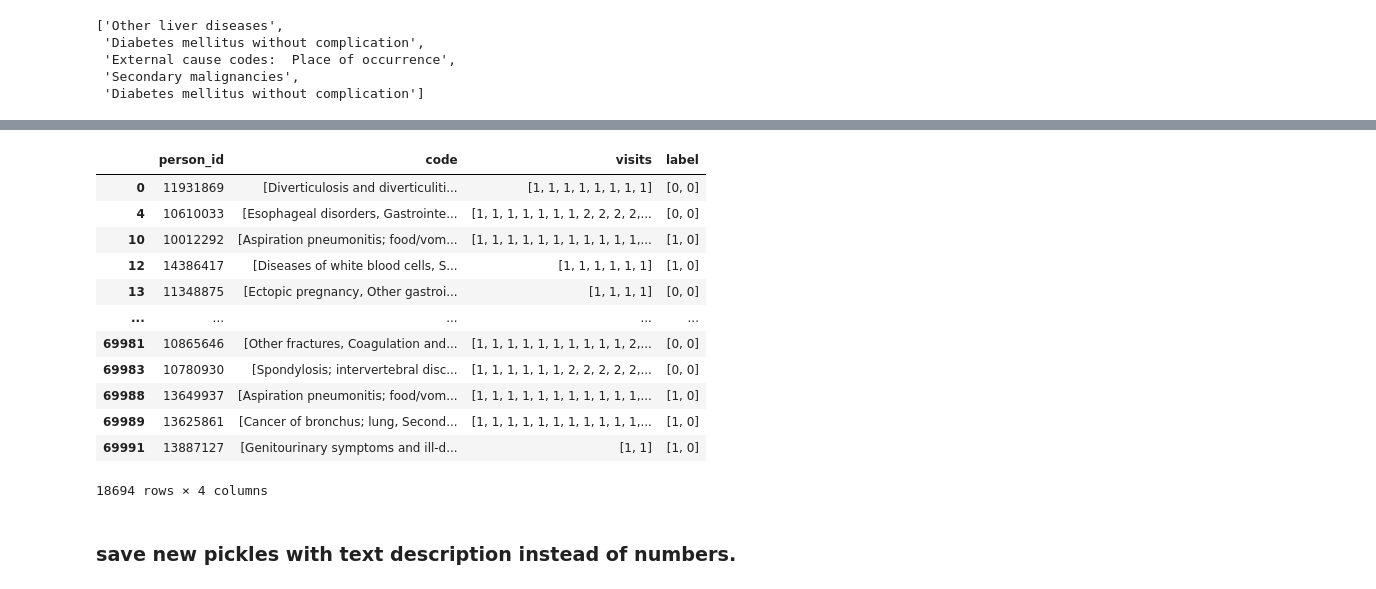
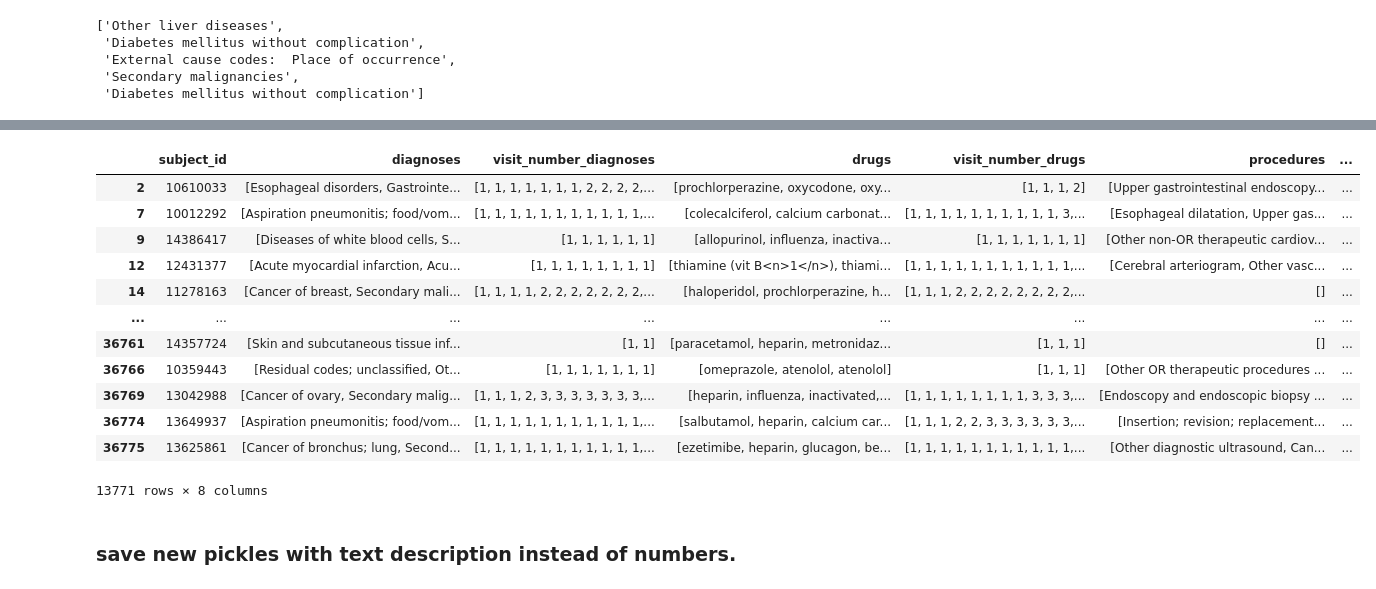
Before and after one commit to Junior41/CPLLM, a Jupyter notebook: medbert-multitask-data-extraction.ipynb, the cells around one changed output, grey strips where cells are left out. Drawn from its saved outputs; the diff is of its cells as text; code cells hidden in the pictures.

```diff
--- a/medbert-multitask-data-extraction.ipynb
+++ b/medbert-multitask-data-extraction.ipynb
@@ -295,6 +436,6 @@ get_history([1, 2, 4, 'SEP', 5, 'SEP', 6, 10, 'SEP'], [1, 1, 1, 1, 1, 1, 1, 'SEP
 # %% [output]
 ([1, 2, 4, 'SEP', 5, 'SEP', 6, 10], [1, 1, 1, 1, 1, 1, 1, 'SEP'])
 # %%
-patient_labels = train_df.loc[train_df["person_id"] == 12716734]
+patient_labels = train_df.loc[train_df["subject_id"] == 12716734]
 patient_labels
 # %% [output]
@@ -387,5 +536,24 @@ def preprocess_patient_data(row):
 # %%
-for x in (train_df, validation_df, test_df):
-    x[['code', 'visits', 'label']] = x.apply(preprocess_patient_data, axis=1, result_type='expand')
+REQUIRED_COLS = [
+    "subject_id",
+    "diagnoses",
+    "visit_number_diagnoses",
+    "drugs",
+    "visit_number_drugs",
+    "procedures",
+    "visit_number_procedures",
+    "label"
+]
+
+for df in [train_df, validation_df, test_df]:
+    for col in REQUIRED_COLS:
+        if col not in df.columns:
+            df[col] = None
+
+
+train_df = train_df.apply(preprocess_patient_data, axis=1)
+validation_df = validation_df.apply(preprocess_patient_data, axis=1)
+test_df = test_df.apply(preprocess_patient_data, axis=1)
+
 train_df
 # %% [output]
@@ -431,8 +599,8 @@ from collections import Counter
 #Counter(train_df['label'])
 # %%
 def filter_sep(row):
-    codes = row.code
-    visits_num = row.visits
+    codes = row.diagnoses
+    visits_num = row.visit_number_diagnoses
     indexes_to_remove = []
     assert len(codes) == len(visits_num)
     for index, code in enumerate(codes):
@@ -445,7 +613,7 @@ def filter_sep(row):
     return codes, visits_num
 
 for x in (train_df, validation_df, test_df):
-    x[['code', 'visits']] = x.apply(filter_sep, axis=1, result_type='expand')
+    x[['diagnoses', 'visit_number_diagnoses']] = x.apply(filter_sep, axis=1, result_type='expand')
 
 train_df.head()
 # %% [output]
@@ -458,8 +626,8 @@ train_df.head()
 # %%
 # Remove linhas onde code == []
-train_df = train_df[train_df["code"].apply(lambda x: len(x) > 0)]
-validation_df = validation_df[validation_df["code"].apply(lambda x: len(x) > 0)]
-test_df = test_df[test_df["code"].apply(lambda x: len(x) > 0)]
+train_df = train_df[train_df["diagnoses"].apply(lambda x: len(x) > 0)]
+validation_df = validation_df[validation_df["diagnoses"].apply(lambda x: len(x) > 0)]
+test_df = test_df[test_df["diagnoses"].apply(lambda x: len(x) > 0)]
 # %%
 train_df['label'].value_counts()
 # %% [output]
@@ -661,22 +863,22 @@ with open('../../../nfs/home/ajbrandao/cpllm/mimiciv/multitask/mimic_iv_descript
 # %%
 train_with_description_df, validation_with_description_df, test_with_description_df = train_df.copy(), validation_df.copy(), test_df.copy()
 for x in (train_with_description_df, validation_with_description_df, test_with_description_df):
-    x['code'] = x['code'].apply(from_medbert_codes_to_description)
+    x['diagnoses'] = x['diagnoses'].apply(from_medbert_codes_to_description)
 train_with_description_df
 # %% [output]
-|  | person_id | code | visits | label |
-| 0 | 11931869 | [Diverticulosis and diverticuliti... | [1, 1, 1, 1, 1, 1, 1, 1] | [0, 0] |
-| 4 | 10610033 | [Esophageal disorders, Gastrointe... | [1, 1, 1, 1, 1, 1, 1, 2, 2, 2, 2,... | [0, 0] |
-| 10 | 10012292 | [Aspiration pneumonitis; food/vom... | [1, 1, 1, 1, 1, 1, 1, 1, 1, 1, 1,... | [1, 0] |
-| 12 | 14386417 | [Diseases of white blood cells, S... | [1, 1, 1, 1, 1, 1] | [1, 0] |
-| 13 | 11348875 | [Ectopic pregnancy, Other gastroi... | [1, 1, 1, 1] | [0, 0] |
-| ... | ... | ... | ... | ... |
-| 69981 | 10865646 | [Other fractures, Coagulation and... | [1, 1, 1, 1, 1, 1, 1, 1, 1, 1, 2,... | [0, 0] |
-| 69983 | 10780930 | [Spondylosis; intervertebral disc... | [1, 1, 1, 1, 1, 1, 2, 2, 2, 2, 2,... | [0, 0] |
-| 69988 | 13649937 | [Aspiration pneumonitis; food/vom... | [1, 1, 1, 1, 1, 1, 1, 1, 1, 1, 1,... | [1, 0] |
-| 69989 | 13625861 | [Cancer of bronchus; lung, Second... | [1, 1, 1, 1, 1, 1, 1, 1, 1, 1, 1,... | [1, 0] |
-| 69991 | 13887127 | [Genitourinary symptoms and ill-d... | [1, 1] | [1, 0] |
+|  | subject_id | diagnoses | visit_number_diagnoses | drugs | visit_number_drugs | procedures | ... |
+| 2 | 10610033 | [Esophageal disorders, Gastrointe... | [1, 1, 1, 1, 1, 1, 1, 2, 2, 2, 2,... | [prochlorperazine, oxycodone, oxy... | [1, 1, 1, 2] | [Upper gastrointestinal endoscopy... | ... |
+| 7 | 10012292 | [Aspiration pneumonitis; food/vom... | [1, 1, 1, 1, 1, 1, 1, 1, 1, 1, 1,... | [colecalciferol, calcium carbonat... | [1, 1, 1, 1, 1, 1, 1, 1, 1, 1, 3,... | [Esophageal dilatation, Upper gas... | ... |
+| 9 | 14386417 | [Diseases of white blood cells, S... | [1, 1, 1, 1, 1, 1] | [allopurinol, influenza, inactiva... | [1, 1, 1, 1, 1, 1, 1] | [Other non-OR therapeutic cardiov... | ... |
+| 12 | 12431377 | [Acute myocardial infarction, Acu... | [1, 1, 1, 1, 1, 1, 1, 1] | [thiamine (vit B<n>1</n>), thiami... | [1, 1, 1, 1, 1, 1, 1, 1, 1, 1, 1,... | [Cerebral arteriogram, Other vasc... | ... |
+| 14 | 11278163 | [Cancer of breast, Secondary mali... | [1, 1, 1, 1, 2, 2, 2, 2, 2, 2, 2,... | [haloperidol, prochlorperazine, h... | [1, 1, 1, 2, 2, 2, 2, 2, 2, 2, 2,... | [] | ... |
+| ... | ... | ... | ... | ... | ... | ... | ... |
+| 36761 | 14357724 | [Skin and subcutaneous tissue inf... | [1, 1] | [paracetamol, heparin, metronidaz... | [1, 1, 1] | [] | ... |
+| 36766 | 10359443 | [Residual codes; unclassified, Ot... | [1, 1, 1, 1, 1, 1, 1] | [omeprazole, atenolol, atenolol] | [1, 1, 1] | [Other OR therapeutic procedures ... | ... |
+| 36769 | 13042988 | [Cancer of ovary, Secondary malig... | [1, 1, 1, 2, 3, 3, 3, 3, 3, 3, 3,... | [heparin, influenza, inactivated,... | [1, 1, 1, 1, 1, 1, 1, 1, 3, 3, 3,... | [Endoscopy and endoscopic biopsy ... | ... |
+| 36774 | 13649937 | [Aspiration pneumonitis; food/vom... | [1, 1, 1, 1, 1, 1, 1, 1, 1, 1, 1,... | [salbutamol, heparin, calcium car... | [1, 1, 1, 2, 2, 3, 3, 3, 3, 3, 3,... | [Insertion; revision; replacement... | ... |
+| 36775 | 13625861 | [Cancer of bronchus; lung, Second... | [1, 1, 1, 1, 1, 1, 1, 1, 1, 1, 1,... | [ezetimibe, heparin, glucagon, be... | [1, 1, 1, 1, 1, 1, 1, 1, 1, 1, 1,... | [Other diagnostic ultrasound, Can... | ... |
-18694 rows × 4 columns
+13771 rows × 8 columns
 # %% [markdown]
 ### save new pickles with text description instead of numbers.
 # %%
```
Also changed, not shown: parts of 35 cells of this notebook, 2 other files.
